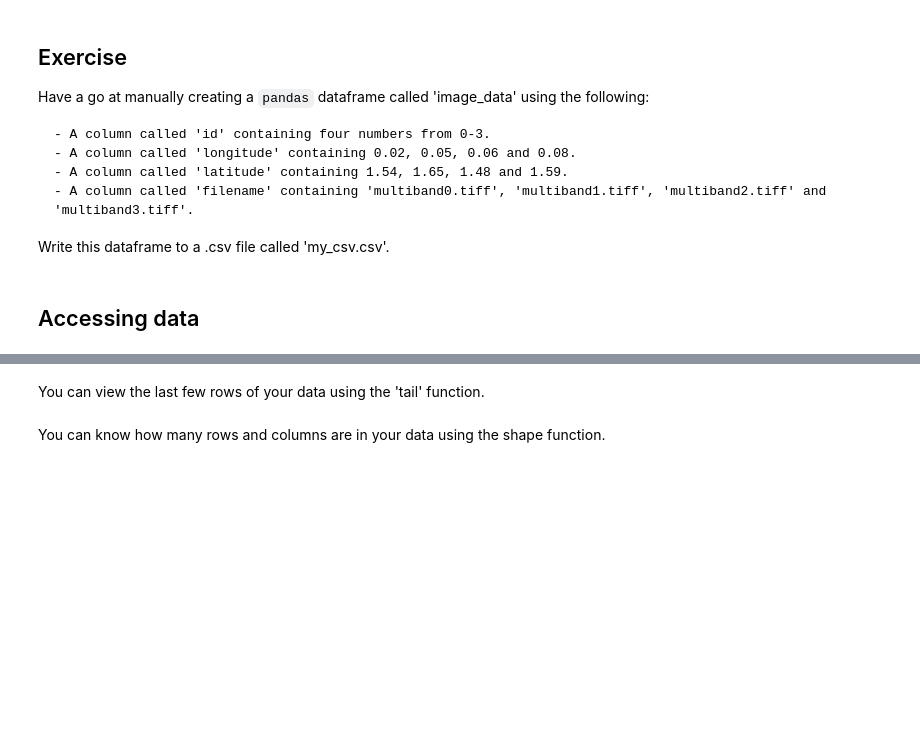
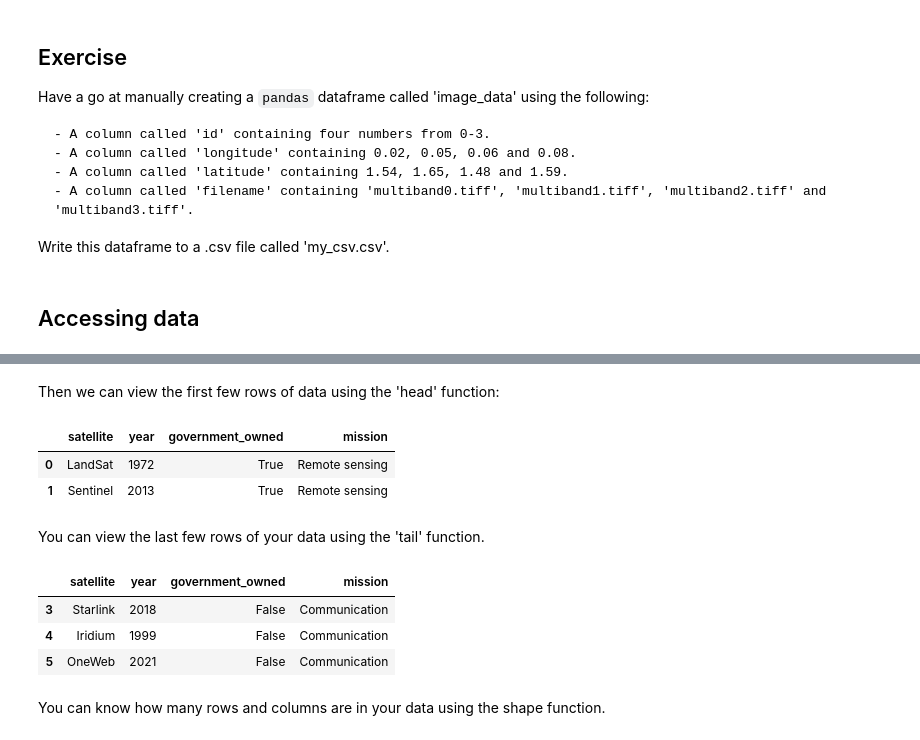
Before and after one commit to edwardoughton/satellite-image-analysis, a Jupyter notebook: notebooks/4_02_pandas_and_geopandas.ipynb, the cells around one changed output, grey strips where cells are left out. Drawn from its saved outputs; the diff is of its cells as text; code cells hidden in the pictures; blank space fills up the shorter version.

```diff
--- a/notebooks/4_02_pandas_and_geopandas.ipynb
+++ b/notebooks/4_02_pandas_and_geopandas.ipynb
@@ -89,11 +122,22 @@ Write this dataframe to a .csv file called 'my_csv.csv'.
+# %% [markdown]
+Then we can view the first few rows of data using the 'head' function:
 # %%
 # Example
-df.head()
+df.head(n=2)
+# %% [output]
+|  | satellite | year | government_owned | mission |
+| 0 | LandSat | 1972 | True | Remote sensing |
+| 1 | Sentinel | 2013 | True | Remote sensing |
 # %% [markdown]
 You can view the last few rows of your data using the 'tail' function.
 # %%
 # Example
-df.tail()
+df.tail(n=3)
+# %% [output]
+|  | satellite | year | government_owned | mission |
+| 3 | Starlink | 2018 | False | Communication |
+| 4 | Iridium | 1999 | False | Communication |
+| 5 | OneWeb | 2021 | False | Communication |
 # %% [markdown]
 You can know how many rows and columns are in your data using the shape function.
 # %%
```
Also changed, not shown: parts of 29 cells of this notebook, 7 other files.
